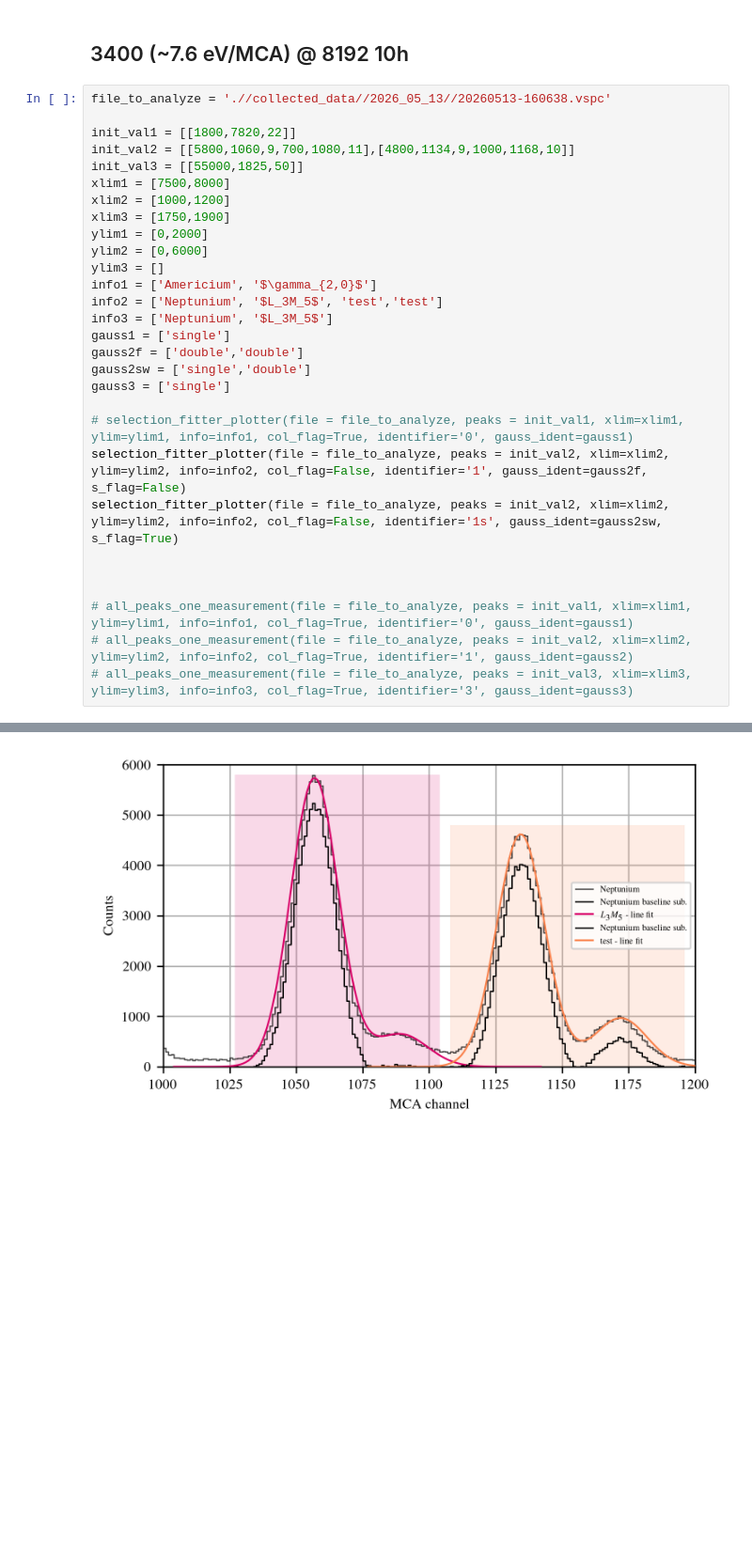
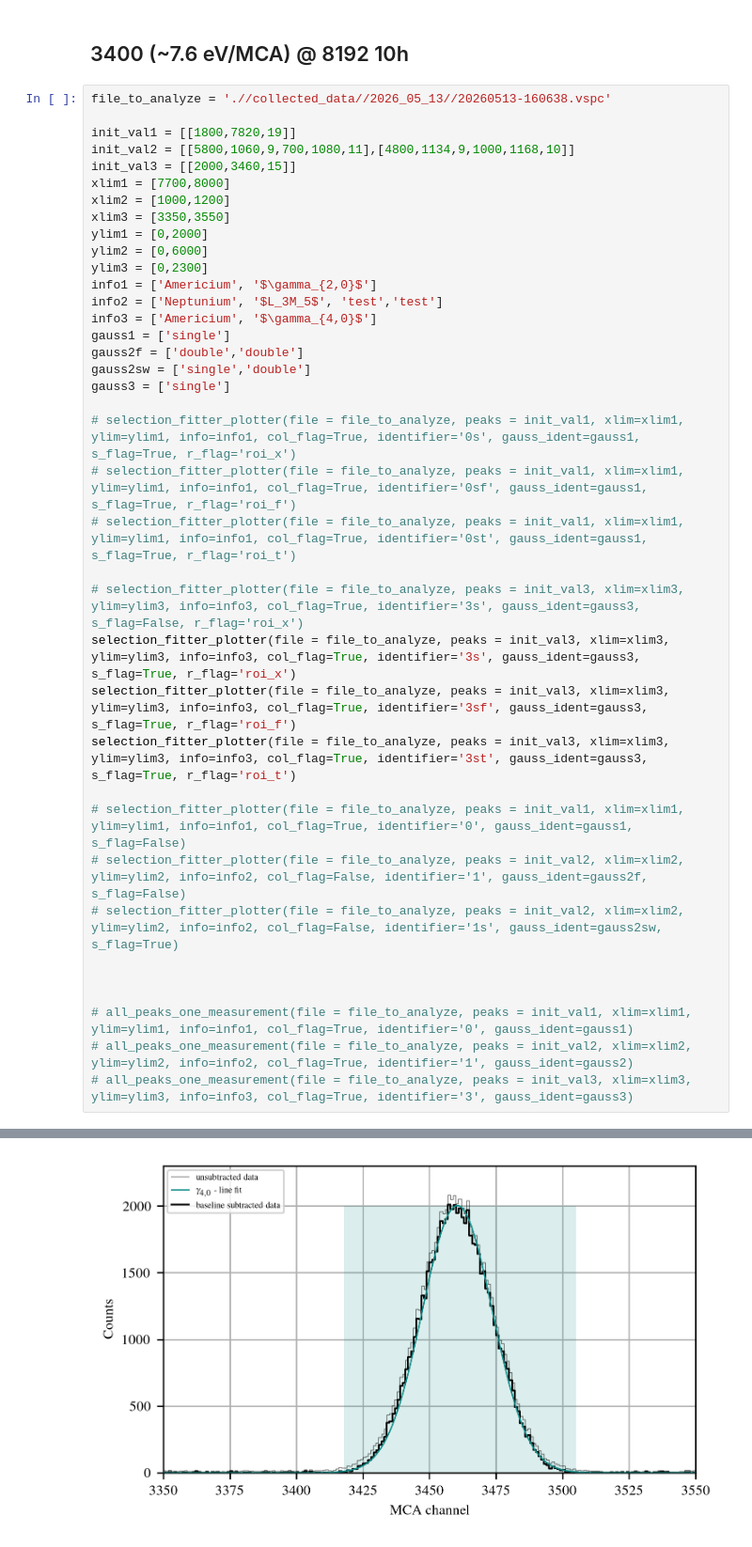
Before and after one commit to SirPhoenix007/IBA-Bonn, a Jupyter notebook: Study_2602_PIXEDetector/PIXE_results_HarwellSource.ipynb, the cells around one changed output, grey strips where cells are left out. Shown at 94% size. Drawn from its saved outputs; the diff is of its cells as text; blank space fills up the shorter version.

Commit message:
arPLS selection window application

```diff
--- a/Study_2602_PIXEDetector/PIXE_results_HarwellSource.ipynb
+++ b/Study_2602_PIXEDetector/PIXE_results_HarwellSource.ipynb
@@ -466,26 +511,35 @@ def grab_xrays(elem:str):
 # %%
 file_to_analyze = './/collected_data//2026_05_13//20260513-160638.vspc'
 
-init_val1 = [[1800,7820,22]]
+init_val1 = [[1800,7820,19]]
 init_val2 = [[5800,1060,9,700,1080,11],[4800,1134,9,1000,1168,10]]
-init_val3 = [[55000,1825,50]]
-xlim1 = [7500,8000]
+init_val3 = [[2000,3460,15]]
+xlim1 = [7700,8000]
 xlim2 = [1000,1200]
-xlim3 = [1750,1900]
+xlim3 = [3350,3550]
 ylim1 = [0,2000]
 ylim2 = [0,6000]
-ylim3 = []
+ylim3 = [0,2300]
 info1 = ['Americium', '$\gamma_{2,0}$']
 info2 = ['Neptunium', '$L_3M_5$', 'test','test']
-info3 = ['Neptunium', '$L_3M_5$']
+info3 = ['Americium', '$\gamma_{4,0}$']
 gauss1 = ['single']
 gauss2f = ['double','double']
 gauss2sw = ['single','double']
 gauss3 = ['single']
 
-# selection_fitter_plotter(file = file_to_analyze, peaks = init_val1, xlim=xlim1, ylim=ylim1, info=info1, col_flag=True, identifier='0', gauss_ident=gauss1)
-selection_fitter_plotter(file = file_to_analyze, peaks = init_val2, xlim=xlim2, ylim=ylim2, info=info2, col_flag=False, identifier='1', gauss_ident=gauss2f, s_flag=False)
-selection_fitter_plotter(file = file_to_analyze, peaks = init_val2, xlim=xlim2, ylim=ylim2, info=info2, col_flag=False, identifier='1s', gauss_ident=gauss2sw, s_flag=True)
+# selection_fitter_plotter(file = file_to_analyze, peaks = init_val1, xlim=xlim1, ylim=ylim1, info=info1, col_flag=True, identifier='0s', gauss_ident=gauss1, s_flag=True, r_flag='roi_x')
+# selection_fitter_plotter(file = file_to_analyze, peaks = init_val1, xlim=xlim1, ylim=ylim1, info=info1, col_flag=True, identifier='0sf', gauss_ident=gauss1, s_flag=True, r_flag='roi_f')
+# selection_fitter_plotter(file = file_to_analyze, peaks = init_val1, xlim=xlim1, ylim=ylim1, info=info1, col_flag=True, identifier='0st', gauss_ident=gauss1, s_flag=True, r_flag='roi_t')
+
+# selection_fitter_plotter(file = file_to_analyze, peaks = init_val3, xlim=xlim3, ylim=ylim3, info=info3, col_flag=True, identifier='3s', gauss_ident=gauss3, s_flag=False, r_flag='roi_x')
+selection_fitter_plotter(file = file_to_analyze, peaks = init_val3, xlim=xlim3, ylim=ylim3, info=info3, col_flag=True, identifier='3s', gauss_ident=gauss3, s_flag=True, r_flag='roi_x')
+selection_fitter_plotter(file = file_to_analyze, peaks = init_val3, xlim=xlim3, ylim=ylim3, info=info3, col_flag=True, identifier='3sf', gauss_ident=gauss3, s_flag=True, r_flag='roi_f')
+selection_fitter_plotter(file = file_to_analyze, peaks = init_val3, xlim=xlim3, ylim=ylim3, info=info3, col_flag=True, identifier='3st', gauss_ident=gauss3, s_flag=True, r_flag='roi_t')
+
+# selection_fitter_plotter(file = file_to_analyze, peaks = init_val1, xlim=xlim1, ylim=ylim1, info=info1, col_flag=True, identifier='0', gauss_ident=gauss1, s_flag=False)
+# selection_fitter_plotter(file = file_to_analyze, peaks = init_val2, xlim=xlim2, ylim=ylim2, info=info2, col_flag=False, identifier='1', gauss_ident=gauss2f, s_flag=False)
+# selection_fitter_plotter(file = file_to_analyze, peaks = init_val2, xlim=xlim2, ylim=ylim2, info=info2, col_flag=False, identifier='1s', gauss_ident=gauss2sw, s_flag=True)
 
 
 
@@ -506 +565 @@ UNCERT: [39.57722042  0.19919274  0.12512631 11.49208989  0.23545084  0.20094885
-[figure, old version]
+[figure, new version]
```
Also changed, not shown: parts of 7 cells of this notebook, 19 other files.
